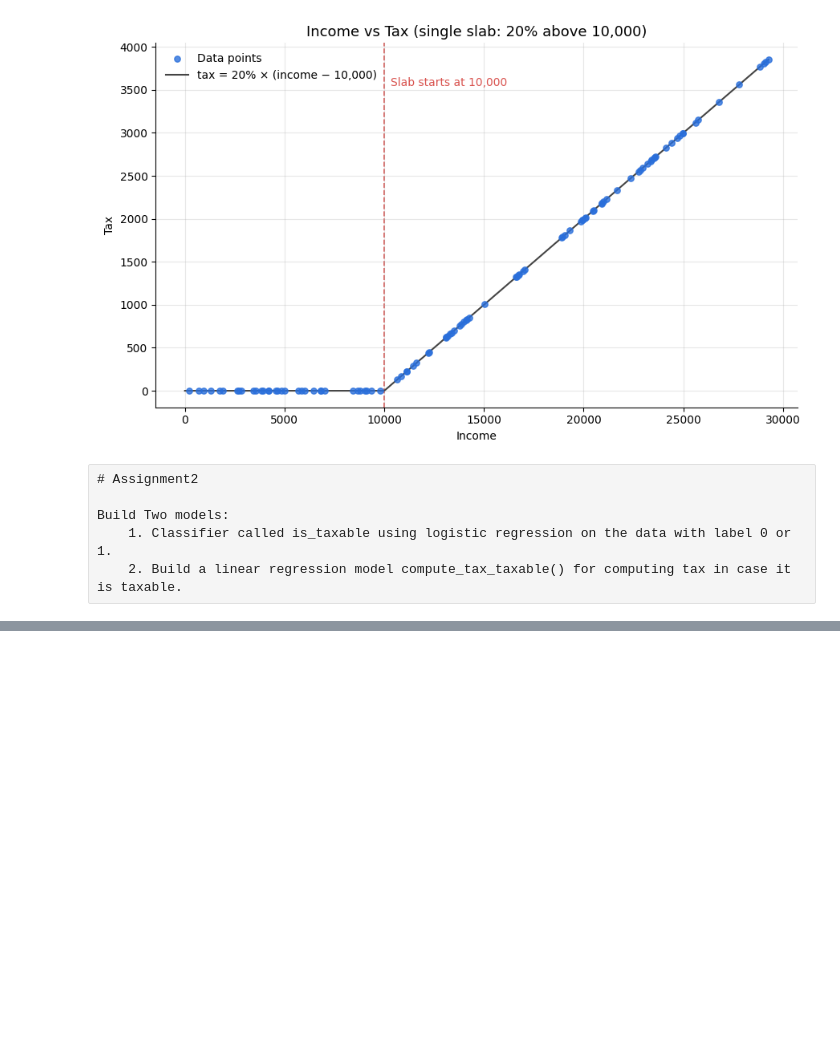
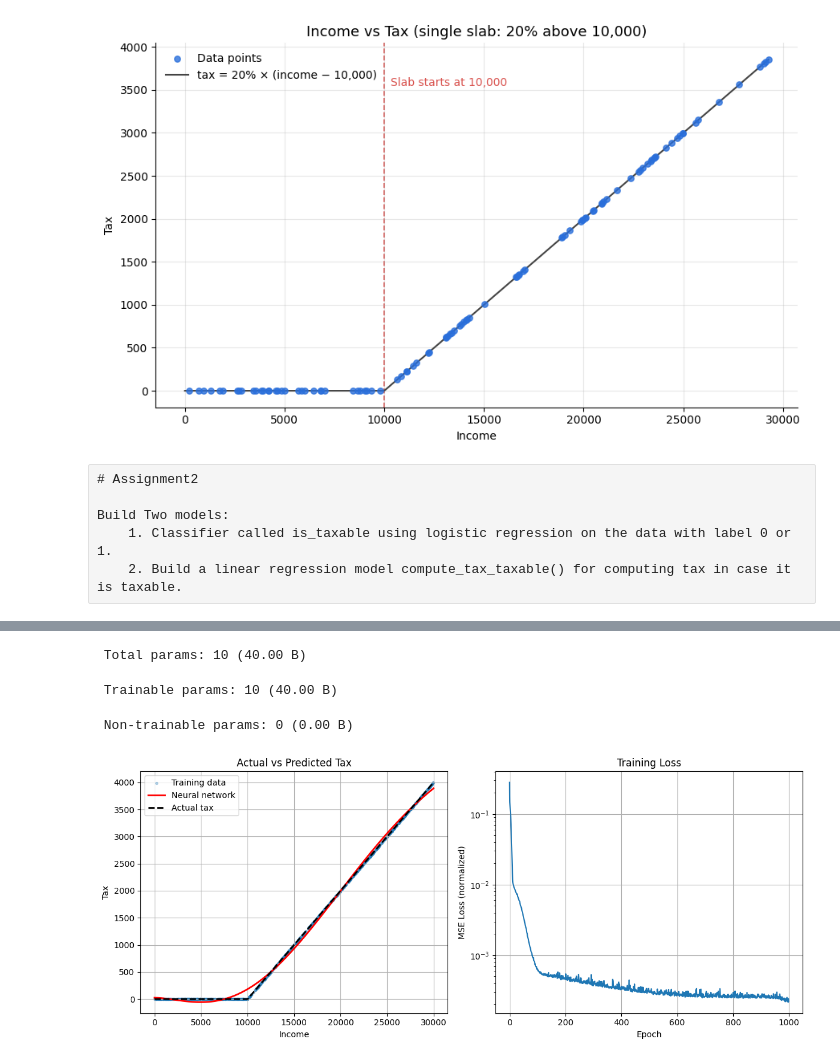
Before and after one commit to cloudxlab/jan2026_ml_dl, a Jupyter notebook: 49_artificial_neural_network.ipynb, the cells around one changed output, grey strips where cells are left out. Saved outputs shown, nothing was run; the diff lists cells and outputs as text; code cells hidden in the pictures; blank space fills up the shorter version.

```diff
--- a/49_artificial_neural_network.ipynb
+++ b/49_artificial_neural_network.ipynb
@@ -104,0 +231,76 @@ def prediction(Income):
+# %%
+
+import numpy as np
+import tensorflow as tf
+import matplotlib.pyplot as plt
+
+# 1. Generate data
+rng = np.random.default_rng(42)
+
+N_POINTS = 1000
+THRESHOLD = 10000
+RATE = 0.20
+
+income = rng.uniform(0, 30_000, N_POINTS).round(2)
+tax = (RATE * np.maximum(0, income - THRESHOLD)).round(2)
+
+# 2. Normalize inputs and outputs
+X = (income / 30000).reshape(-1, 1).astype("float32")
+y = (tax / 4000).reshape(-1, 1).astype("float32")
+
+# 3. Build neural network
+model = tf.keras.Sequential([
+    tf.keras.layers.Input(shape=(1,)),
+    tf.keras.layers.Dense(3, activation="sigmoid"),
+    tf.keras.layers.Dense(1)
+])
+
+model.compile(
+    optimizer=tf.keras.optimizers.Adam(learning_rate=0.01),
+    loss="mse"
+)
+
+model.summary()
+
+# 4. Train
+history = model.fit(
+    X, y,
+    epochs=1000,
+    batch_size=32,
+    verbose=0
+)
+
+# 5. Predict on sorted incomes
+test_income = np.linspace(0, 30000, 500)
+X_test = (test_income / 30000).reshape(-1, 1)
+
+predicted_tax = model.predict(X_test, verbose=0).flatten() * 4000
+
+actual_tax = RATE * np.maximum(0, test_income - THRESHOLD)
+
+# 6. Visualize
+plt.figure(figsize=(12, 5))
+
+plt.subplot(1, 2, 1)
+plt.scatter(income, tax, s=8, alpha=0.3, label="Training data")
+plt.plot(test_income, predicted_tax, "r", linewidth=2,
+         label="Neural network")
+plt.plot(test_income, actual_tax, "k--", linewidth=2,
+         label="Actual tax")
+plt.xlabel("Income")
+plt.ylabel("Tax")
+plt.legend()
+plt.grid(True)
+plt.title("Actual vs Predicted Tax")
+
+plt.subplot(1, 2, 2)
+plt.plot(history.history["loss"])
+plt.xlabel("Epoch")
+plt.ylabel("MSE Loss (normalized)")
+plt.title("Training Loss")
+plt.yscale("log")
+plt.grid(True)
+
+plt.tight_layout()
+plt.show()
+# %% [output]
@@ -104,0 +315,4 @@ def prediction(Income):
+ Total params: 10 (40.00 B)
+ Trainable params: 10 (40.00 B)
+ Non-trainable params: 0 (0.00 B)
+[figure, added]
```
Also changed, not shown: parts of 10 cells of this notebook, 3 other files.
